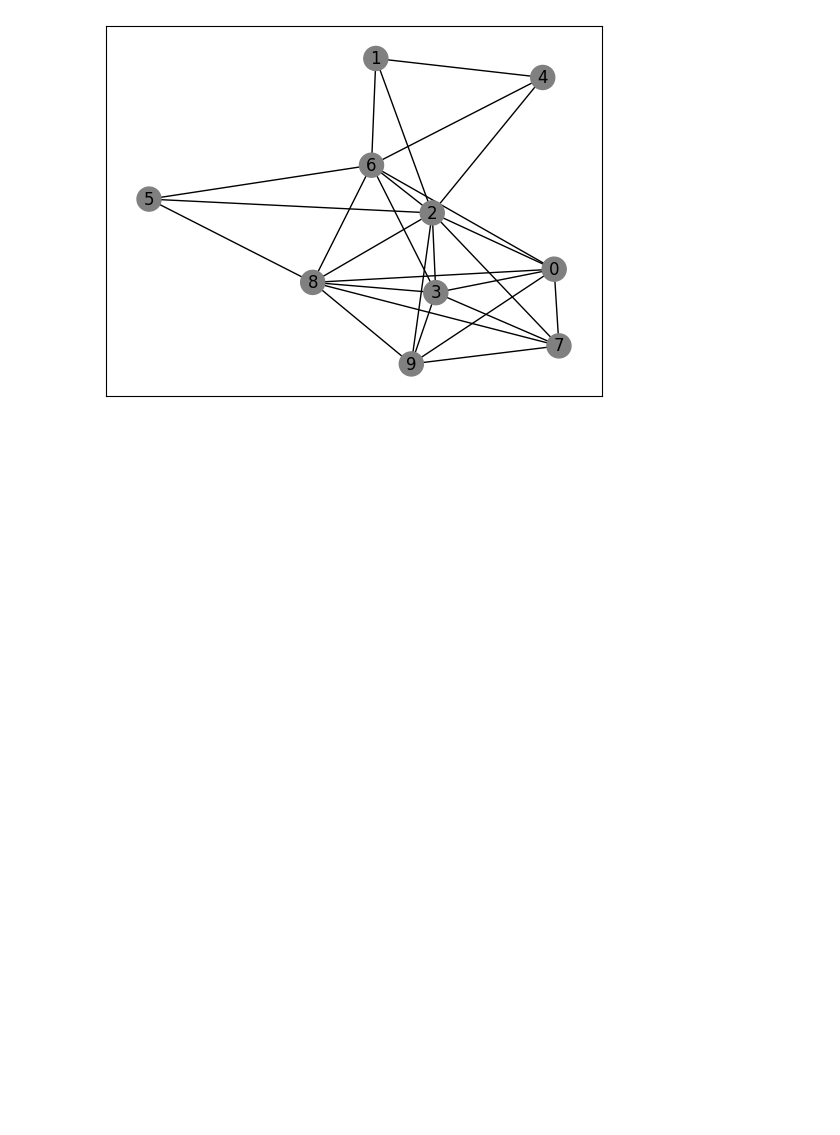
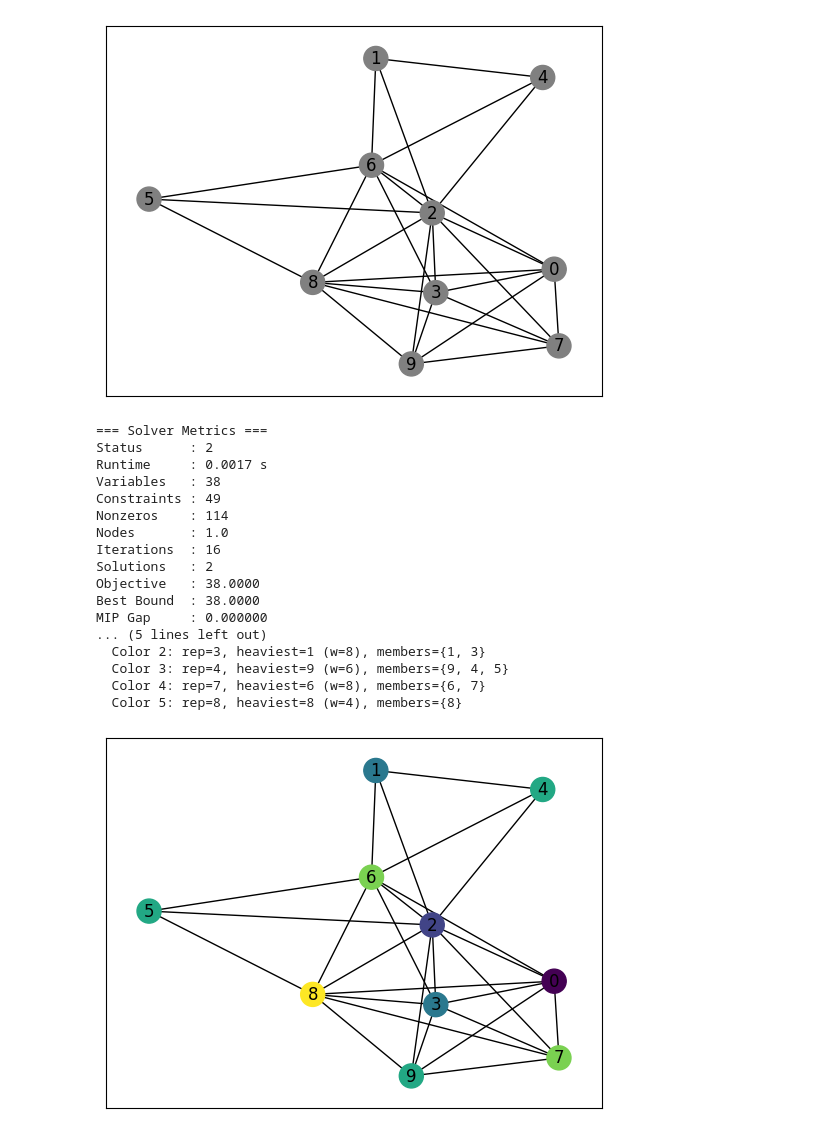
Before and after one commit to camilosm/cma, a Jupyter notebook: cma.ipynb, the cells around one changed output. Cells and saved outputs as stored; diff of their text form; code cells hidden in the pictures; blank space fills up the shorter version.

Commit message:
test: consecutive coloring

```diff
--- a/cma.ipynb
+++ b/cma.ipynb
@@ -6,7 +6,7 @@ NUM_TREE_NODES = 5
 SUBTREE_GROWTH_PROB = 0.4
 SEED = 113
 WEIGHT_CHOICES = None
-# WEIGHT_CHOICES = (1,2,4,8)
+WEIGHT_CHOICES = (4,6,8)
 
 cg = build_chordal_graph(NUM_VARIABLES, NUM_TREE_NODES, SUBTREE_GROWTH_PROB, SEED, WEIGHT_CHOICES)
 
@@ -14,8 +14,26 @@ plot_graph(cg)
 # %% [output]
 [figure]
 # %%
-from gurobi import solve_wgc
-
+from gurobi import weighted_coloring as wc
 G = cg.copy()
-solve_wgc(G)
+wc(G)
 plot_graph(G)
+# %% [output]
+=== Solver Metrics ===
+Status      : 2
+Runtime     : 0.0017 s
+Variables   : 38
+Constraints : 49
+Nonzeros    : 114
+Nodes       : 1.0
+Iterations  : 16
+Solutions   : 2
+Objective   : 38.0000
+Best Bound  : 38.0000
+MIP Gap     : 0.000000
+... (5 lines left out)
+  Color 2: rep=3, heaviest=1 (w=8), members={1, 3}
+  Color 3: rep=4, heaviest=9 (w=6), members={9, 4, 5}
+  Color 4: rep=7, heaviest=6 (w=8), members={6, 7}
+  Color 5: rep=8, heaviest=8 (w=4), members={8}
+[figure, added]
```
Also changed, not shown: parts of 1 cell of this notebook.
